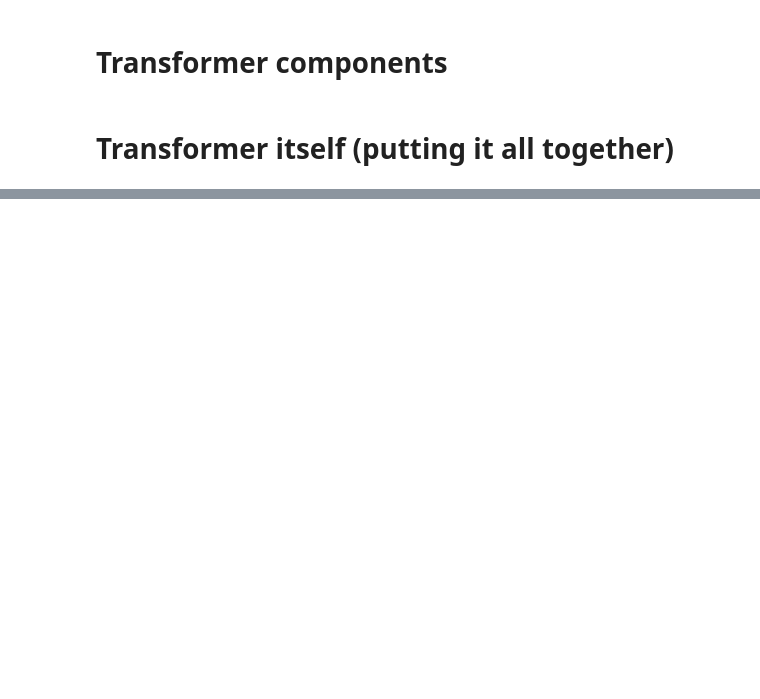
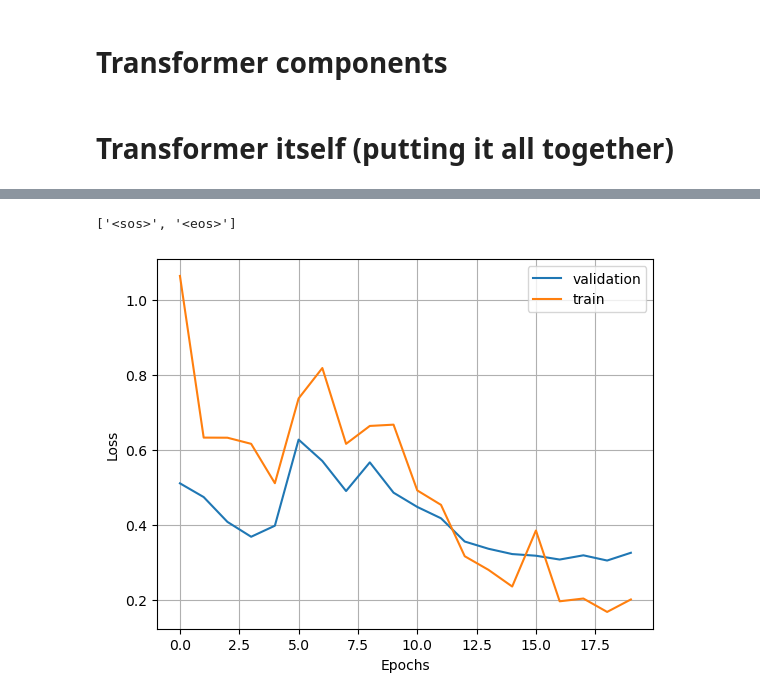
Before and after one commit to Temirkul/transformer-pytorch-from-scratch, a Jupyter notebook: transformer.ipynb, the cells around one changed output, grey strips where cells are left out. Saved outputs shown, nothing was run; the diff lists cells and outputs as text; code cells hidden in the pictures; blank space fills up the shorter version.

Commit message:
Added training part

```diff
--- a/transformer.ipynb
+++ b/transformer.ipynb
@@ -296,0 +458,26 @@ tensor([  101, 12797, 10216, 16757, 49219,   102])
+# %%
+# training
+train_loss = np.zeros(num_epochs)
+valid_loss = np.zeros(num_epochs)
+example_sentence = "Polizist ringt mit einem Mann, der eine Hand in die Luft streckt, während andere Polizisten zusehen."
+reference_translation = "Cop wrestle one man with his hand sticking up in the air as other cops watch."
+
+for epoch in range(num_epochs):
+    temp_arr = np.zeros(train_dataloader_length)
+    for batch_idx, (batch_ger, batch_eng) in enumerate(train_dataloader):
+        batch_ger = batch_ger.to(device).to(torch.int64)
+        batch_eng = batch_eng.to(device).to(torch.int64)
+
+        output = model(batch_ger, batch_eng[:, :-1])  # exclude the <eos> token from the decoder input (because we want to predict it)
+        output = output.reshape(-1, output.shape[2])
+        loss = ce_loss(output, batch_eng[:, 1:].reshape(-1))  # shift labels by 1 to the right
+        temp_arr[batch_idx] = loss
+
+        optimizer.zero_grad()
+        loss.backward()
+        optimizer.step()
+    train_loss[epoch] = np.mean(temp_arr)
+    valid_loss[epoch] = valid_loss_fn(model, valid_dataloader, valid_dataloader_length, ce_loss, device)
+
+    print(translate_sentence(model, example_sentence, 50, device, vocab_eng))
+    print(f"Epoch {epoch}")
@@ -296,0 +502,17 @@ tensor([  101, 12797, 10216, 16757, 49219,   102])
+# %%
+train_example_sentence = "Ein kleiner Junge mit einer blauen Baseballkappe sitzt auf einem Dock und blickt auf das Wasser."
+train_reference_translation = "A little boy wearing a blue baseball cap is sitting on a dock overlooking the water."
+print(translate_sentence(model, train_example_sentence, 50, device, vocab_eng))
+# %% [output]
+['<sos>', '<eos>']
+# %%
+import matplotlib.pyplot as plt
+plt.plot(np.arange(num_epochs), valid_loss, label='validation')
+plt.plot(np.arange(num_epochs), train_loss, label='train')
+plt.xlabel('Epochs')
+plt.ylabel('Loss')
+plt.legend()
+plt.grid()
+plt.show()
+# %% [output]
+[figure, added]
```
Also changed, not shown: parts of 14 cells of this notebook.
